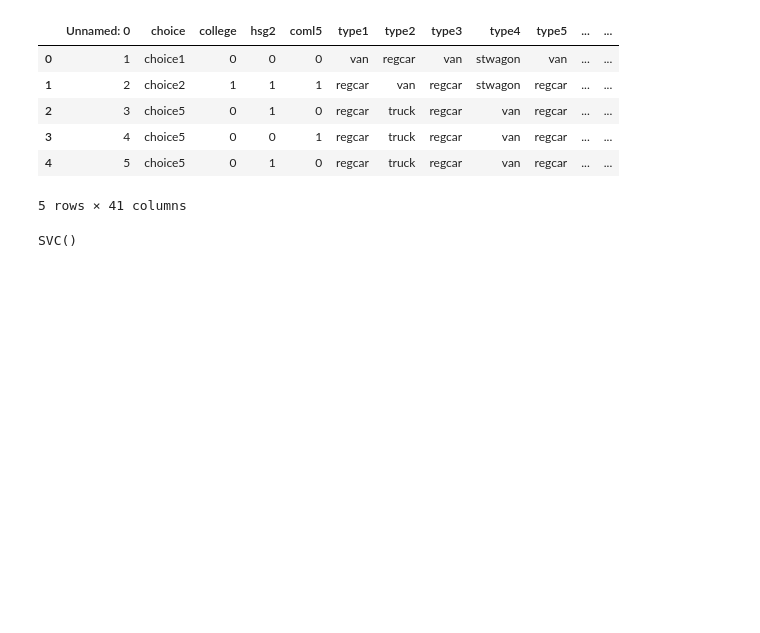
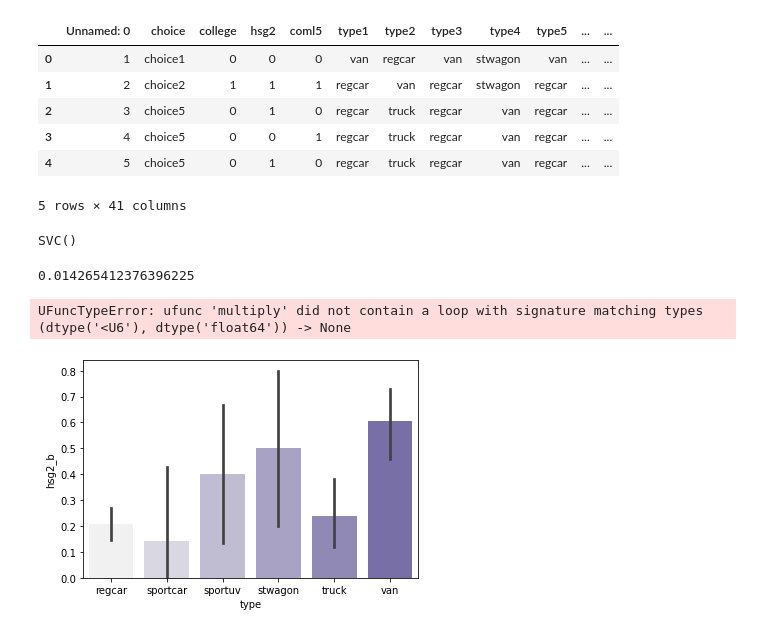
Before and after one commit to lucafanselau/bachelor-seminar-thesis, a Jupyter notebook: src/model.ipynb, the cells around one changed output. Drawn from its saved outputs; the diff is of its cells as text; code cells hidden in the pictures; blank space fills up the shorter version.

```diff
--- a/src/model.ipynb
+++ b/src/model.ipynb
@@ -68,0 +69,45 @@ for i in range(0, 2000):
+# %%
+Y = df[["hsg2"]]
+X = get_target("size")
+X_cat = X.astype("category")
+X = np.array(X).reshape(-1, 1)
+
+reg = linear_model.LinearRegression().fit(X, Y)
+# As you can see the score is not "perfect" but we do find a positive correlation
+reg.score(X, Y)
+# %% [output]
+0.014265412376396225
+# %%
+# df
+df["hsg2_b"] = df["hsg2"].astype(bool)
+df["college_b"] = df["college"].astype(bool)
+
+def assign_target(name: str, ordered = False):
+  df[name] = get_target(name).astype("category")
+  if (ordered):
+    df[name] = df[name].cat.as_ordered()
+
+assign_target("size", ordered=True)
+assign_target("type", ordered=True)
+assign_target("fuel", ordered=True)
+# %%
+def reg_box_plot(df: pd.DataFrame, y: str, ylabel: str):
+  palette = sns.light_palette("#786fa6")
+  sns.barplot(data=df, x="type", y=y, saturation=1, palette=palette)
+  sns.regplot(data=df, x="type", y=y, scatter=False, color="#786fa6")
+
+  plt.xlabel("Size")
+  plt.ylabel(ylabel)
+
+  plt.show()
+# %%
+# cat_df = pd.DataFrame({ "hsg2": Y["hsg2"].map(lambda a: a == 1), "size": X_cat.cat.as_ordered()})
+
+Xs = ["size", "type", "fuel"]
+
+
+reg_box_plot(df, y="hsg2_b", ylabel="Ratio of Household Size > 2")
+reg_box_plot(df, y="college_b", ylabel="Ratio of People with college education")
+# %% [output]
+UFuncTypeError: ufunc 'multiply' did not contain a loop with signature matching types (dtype('<U6'), dtype('float64')) -> None
+[figure, added]
```
Also changed, not shown: parts of 4 cells of this notebook, 5 other files.
